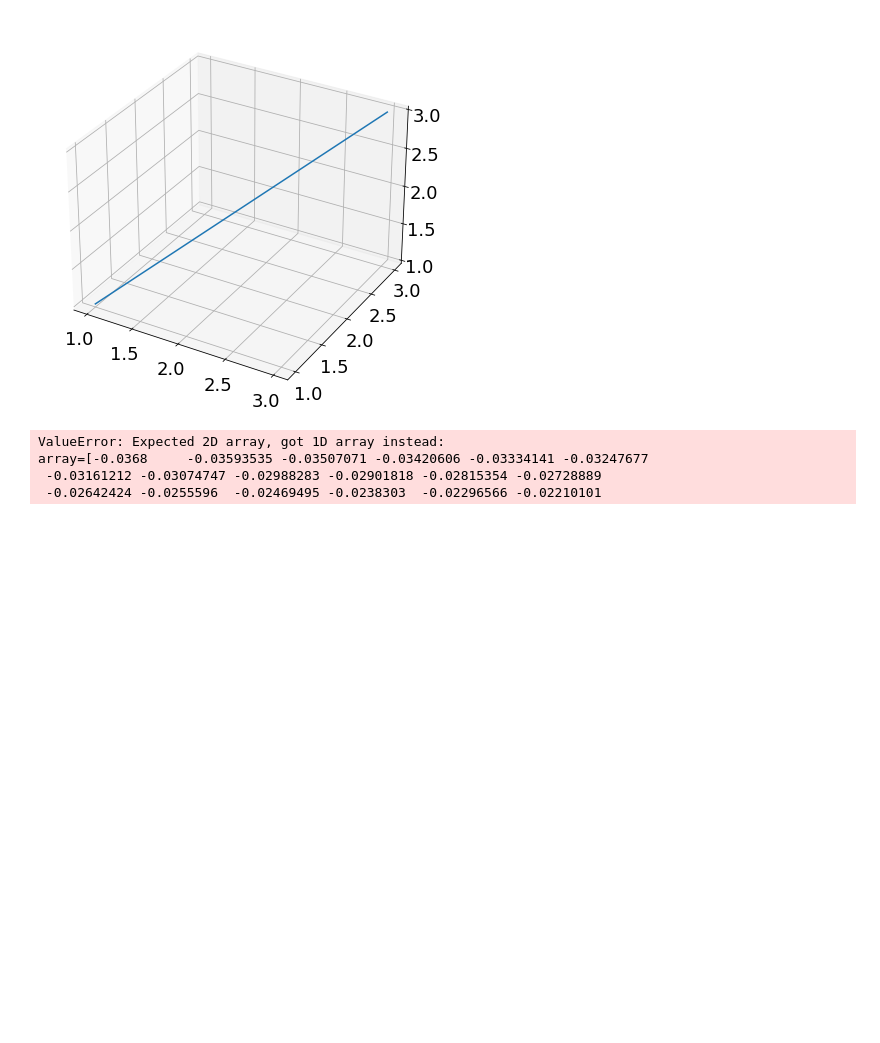
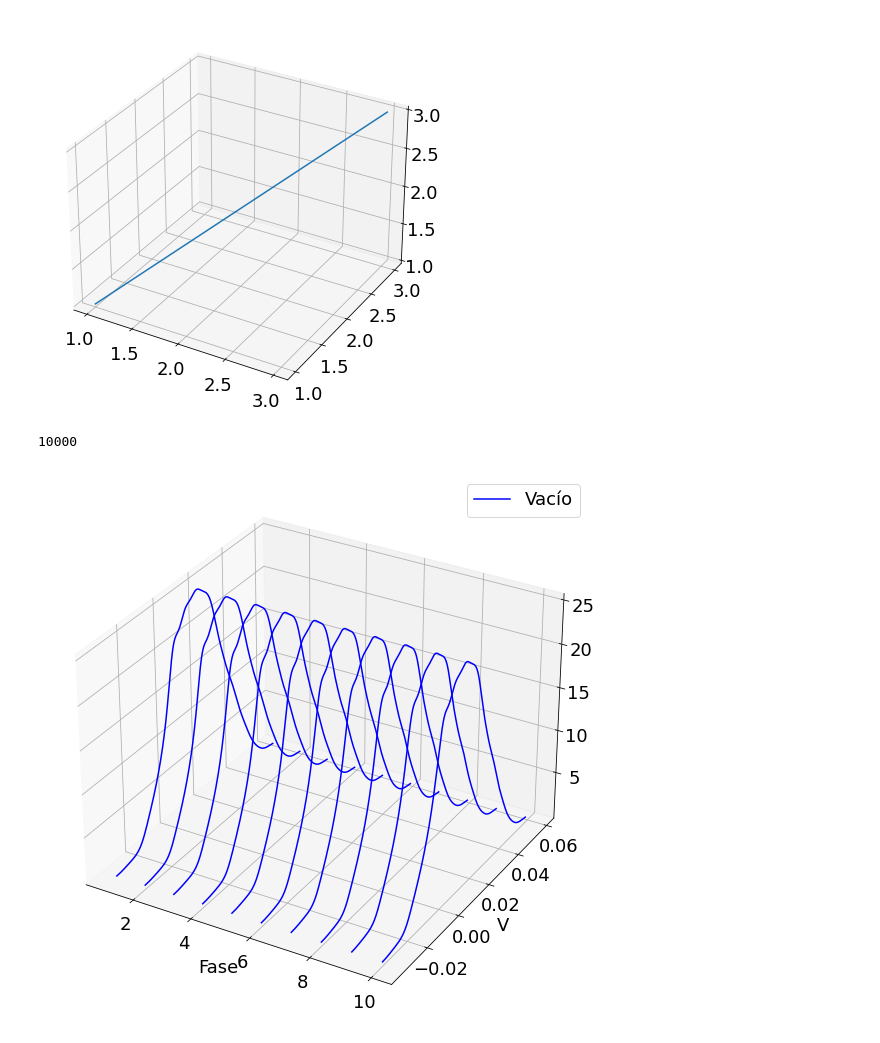
Before and after one commit to judasaca/tesis, a Jupyter notebook: datos_y_analisis/intento_2/cuadraturas.ipynb, the cells around one changed output. Saved outputs shown, nothing was run; the diff lists cells and outputs as text; code cells hidden in the pictures; blank space fills up the shorter version.

Commit message:
datos

```diff
--- a/datos_y_analisis/intento_2/cuadraturas.ipynb
+++ b/datos_y_analisis/intento_2/cuadraturas.ipynb
@@ -38,11 +29,43 @@ def load_data(name, carpeta,x="TIME", y="CH1", x_new="t",y_new="V"):
     return data
 # %%
 datos=load_data("tek0003CH1","vacio")
+len(datos)
+# %% [output]
+10000
-# %%
-v=np.array(datos["V"]).reshape(len(datos["V"]),1)
-values, density=kde_estimator(v)
-# %% [output]
-ValueError: Expected 2D array, got 1D array instead:
-array=[-0.0368     -0.03593535 -0.03507071 -0.03420606 -0.03334141 -0.03247677
- -0.03161212 -0.03074747 -0.02988283 -0.02901818 -0.02815354 -0.02728889
- -0.02642424 -0.0255596  -0.02469495 -0.0238303  -0.02296566 -0.02210101
+# %%
+def kde(datos):
+    gkde_obj = stats.gaussian_kde(datos["V"])
+    x_values=np.linspace(np.min(datos["V"]), np.max(datos["V"]),1000)
+    density=gkde_obj.evaluate(x_values)
+    return x_values, density
+# %%
+y_values, density=kde(datos)
+
+fig = plt.figure(figsize=(10,10))
+ax = fig.add_subplot(111, projection='3d')
+
+datos=load_data("tek000{}CH1".format("3"),"vacio")
+x=np.ones(len(y_values))
+ax.plot(x,y_values, density, c="blue", label="Vacío")
+for i in range(4,13):
+    if i <10:
+        datos=load_data("tek000{}CH1".format(i),"vacio")
+    else:
+        datos=load_data("tek00{}CH1".format(i),"vacio")
+    x=np.ones(len(y_values))*(i-2)
+    ax.plot(x,y_values, density, c="blue")
+"""
+datos=load_data("tek00{}CH1".format(14),"dark_noise")
+x=np.ones(len(y_values))
+ax.plot(x,y_values, density, c="red", label="Vacío")
+for i in range(15,24):
+    datos=load_data("tek00{}CH1".format(i),"dark_noise")
+    x=np.ones(len(y_values))*(i-13)
+    ax.plot(x,y_values, density, c="red")
+"""
+ax.set_xlabel("Fase")
+ax.set_ylabel("V")
+plt.legend()
+plt.show()
+# %% [output]
+[figure, added]
```
Also changed, not shown: parts of 2 cells of this notebook, 27 other files.
